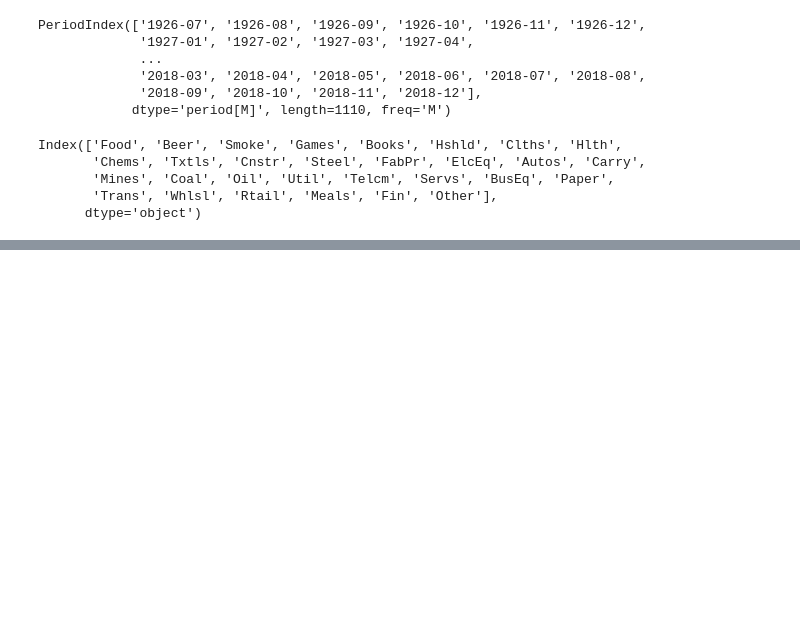
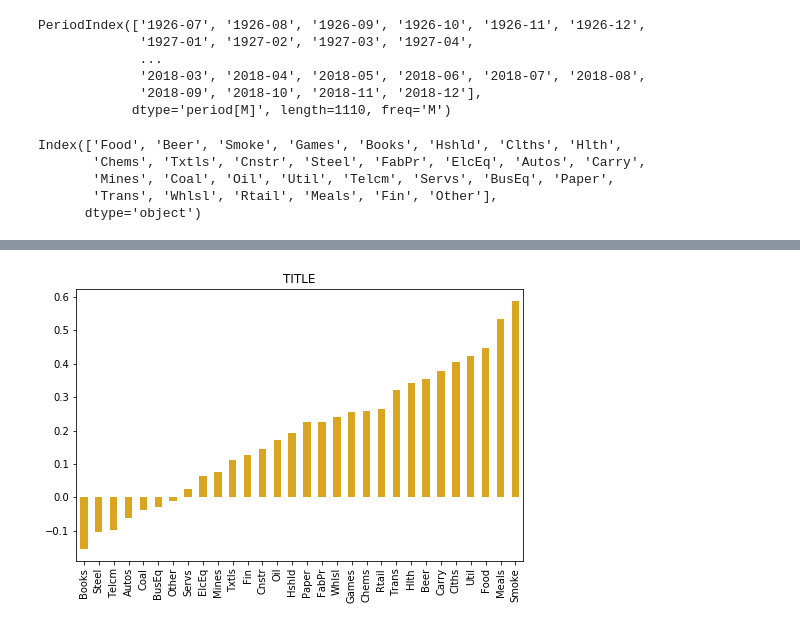
Before and after one commit to allaccountstaken/risk_toolkit, a Jupyter notebook: frontier.ipynb, the cells around one changed output, grey strips where cells are left out. Saved outputs shown, nothing was run; the diff lists cells and outputs as text; code cells hidden in the pictures; blank space fills up the shorter version.

```diff
--- a/frontier.ipynb
+++ b/frontier.ipynb
@@ -44,0 +97,5 @@ Index(['Food', 'Beer', 'Smoke', 'Games', 'Books', 'Hshld', 'Clths', 'Hlth',
+# %%
+rk.sharpe_ratio(ind['2000':], 0.03, 12).sort_values().plot.bar(title="TITLE", color='goldenrod', figsize=(8, 5))
+plt.show()
+# %% [output]
+[figure, added]
```
Also changed, not shown: parts of 8 cells of this notebook, 2 other files.
